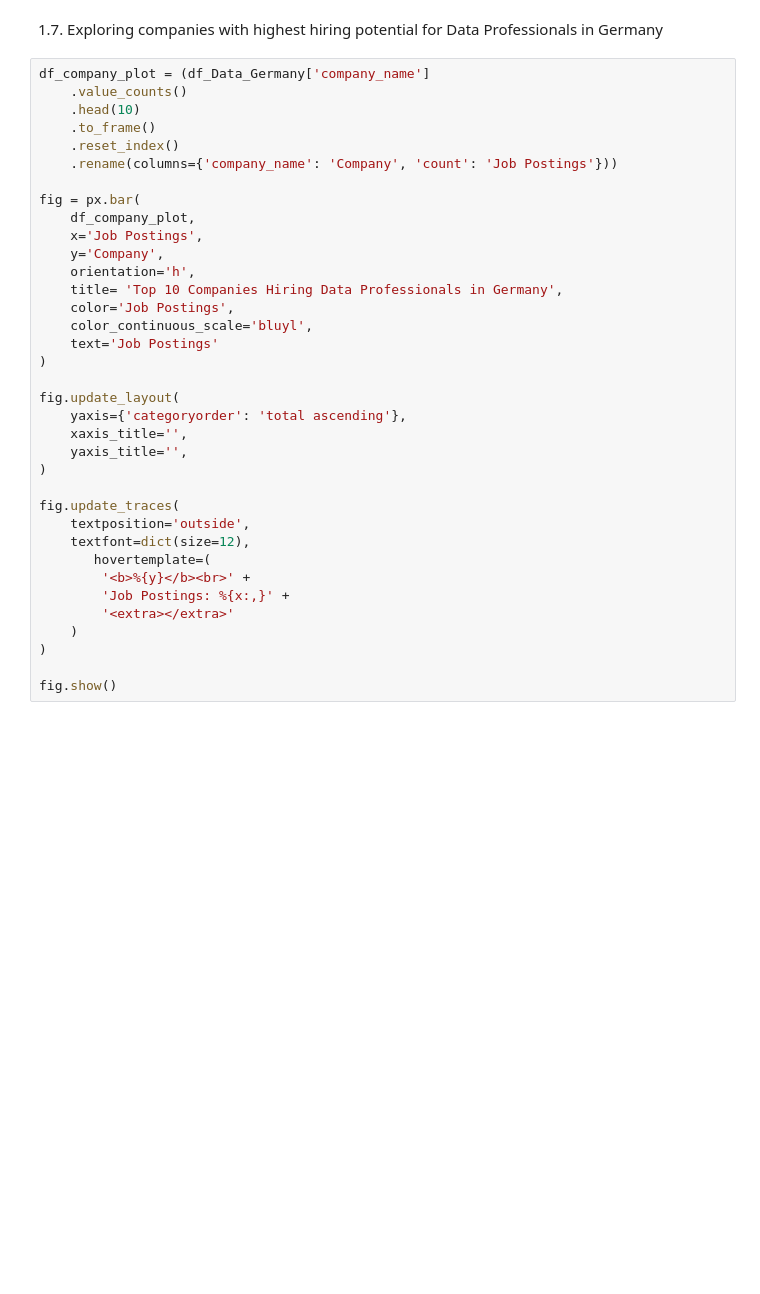
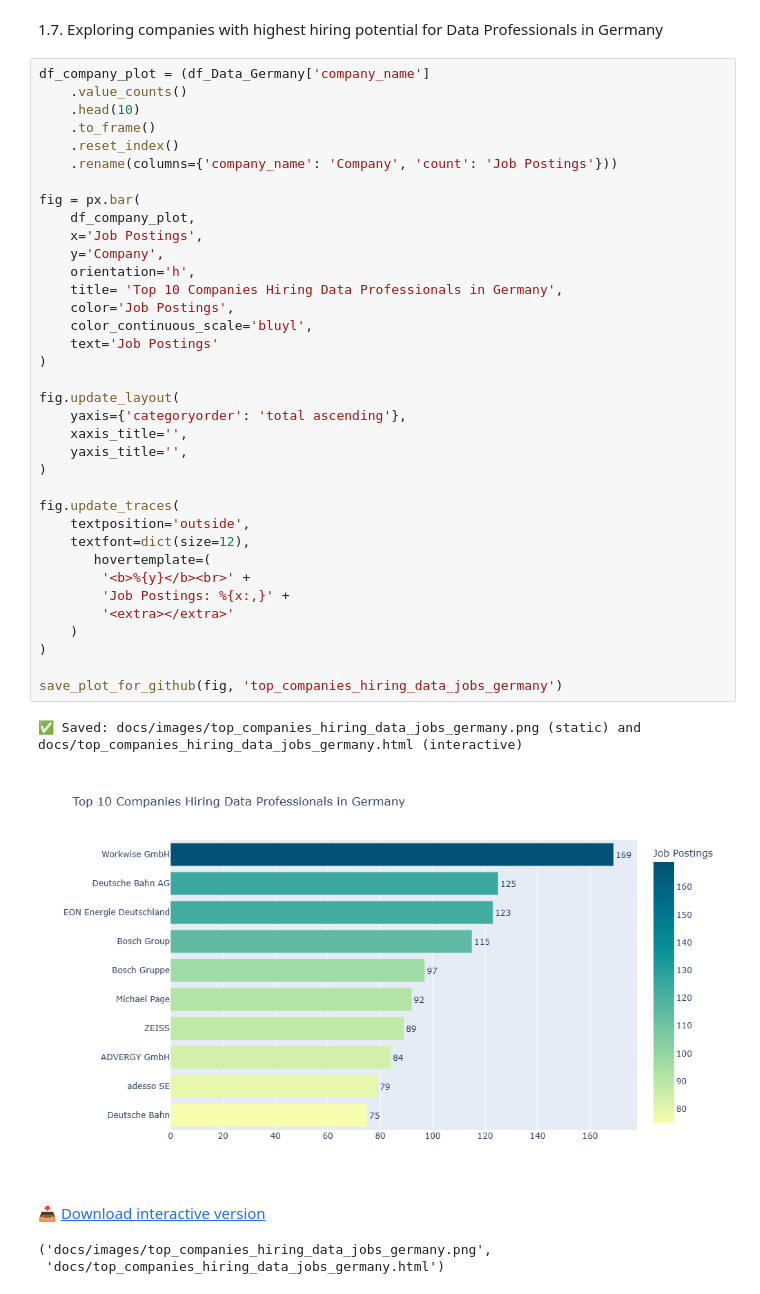
Before and after one commit to Balaclavitty/Python_Data_Project, a Jupyter notebook: Project_Data_Analitycs_Skills_Insights/Germany_Data_Market_notebooks/1_EDA_Intro.ipynb, the cells around one changed output. Cells and saved outputs as stored; diff of their text form; blank space fills up the shorter version.

```diff
--- a/Project_Data_Analitycs_Skills_Insights/Germany_Data_Market_notebooks/1_EDA_Intro.ipynb
+++ b/Project_Data_Analitycs_Skills_Insights/Germany_Data_Market_notebooks/1_EDA_Intro.ipynb
@@ -450,31 +505,37 @@ df_company_plot = (df_Data_Germany['company_name']
     .reset_index()
     .rename(columns={'company_name': 'Company', 'count': 'Job Postings'}))
 
 fig = px.bar(
     df_company_plot,
     x='Job Postings',
     y='Company',
     orientation='h',
     title= 'Top 10 Companies Hiring Data Professionals in Germany',
     color='Job Postings',
     color_continuous_scale='bluyl',
     text='Job Postings'
 )
 
 fig.update_layout(
     yaxis={'categoryorder': 'total ascending'},
     xaxis_title='',
     yaxis_title='',
 )
 
 fig.update_traces(
     textposition='outside',
     textfont=dict(size=12),
        hovertemplate=(
         '<b>%{y}</b><br>' +
         'Job Postings: %{x:,}' +
         '<extra></extra>'
     )
 )
 
-fig.show()
+save_plot_for_github(fig, 'top_companies_hiring_data_jobs_germany')
+# %% [output]
+✅ Saved: docs/images/top_companies_hiring_data_jobs_germany.png (static) and docs/top_companies_hiring_data_jobs_germany.html (interactive)
+[figure, added]
+📥 Download interactive version
+('docs/images/top_companies_hiring_data_jobs_germany.png',
+ 'docs/top_companies_hiring_data_jobs_germany.html')
```
Also changed, not shown: parts of 6 cells of this notebook.
